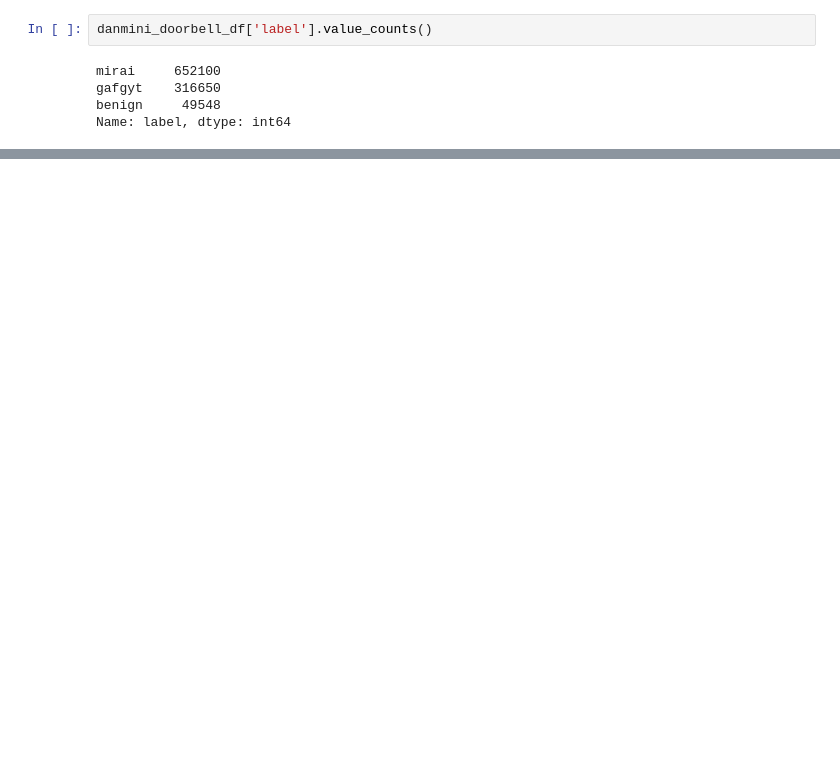
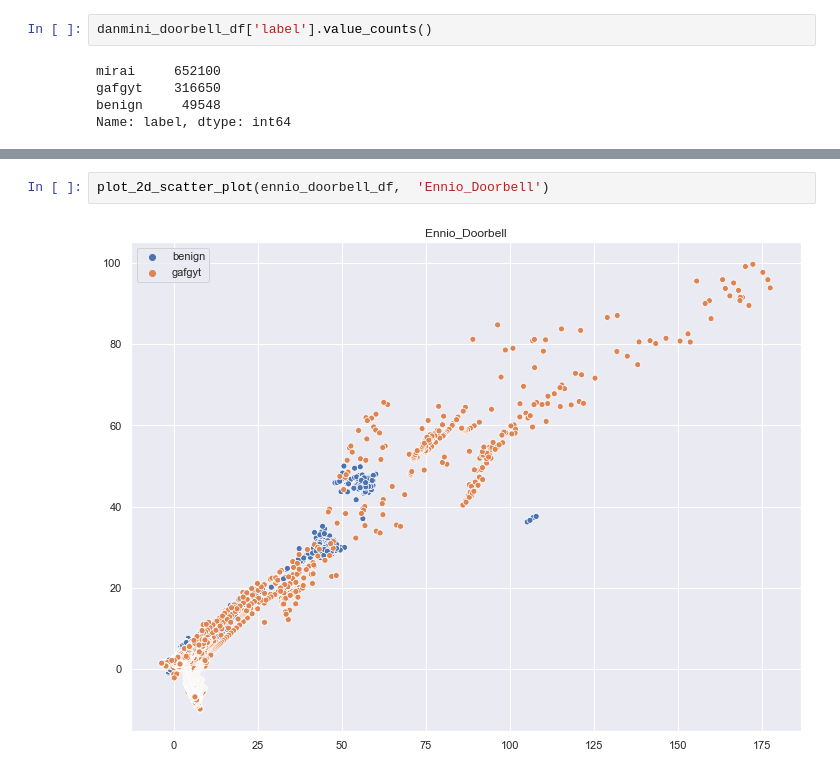
Before and after one commit to dineshh912/IoT-botnet-attack-detection, a Jupyter notebook: s2-eda.ipynb, the cells around one changed output, grey strips where cells are left out. Saved outputs shown, nothing was run; the diff lists cells and outputs as text; blank space fills up the shorter version.

```diff
--- a/s2-eda.ipynb
+++ b/s2-eda.ipynb
@@ -427,0 +421,4 @@ plot_2d_scatter_plot(danmini_doorbell_df, 'Danmini Door Bell')
+# %%
+plot_2d_scatter_plot(ennio_doorbell_df,  'Ennio_Doorbell')
+# %% [output]
+[figure, added]
```
Also changed, not shown: parts of 35 cells of this notebook.
